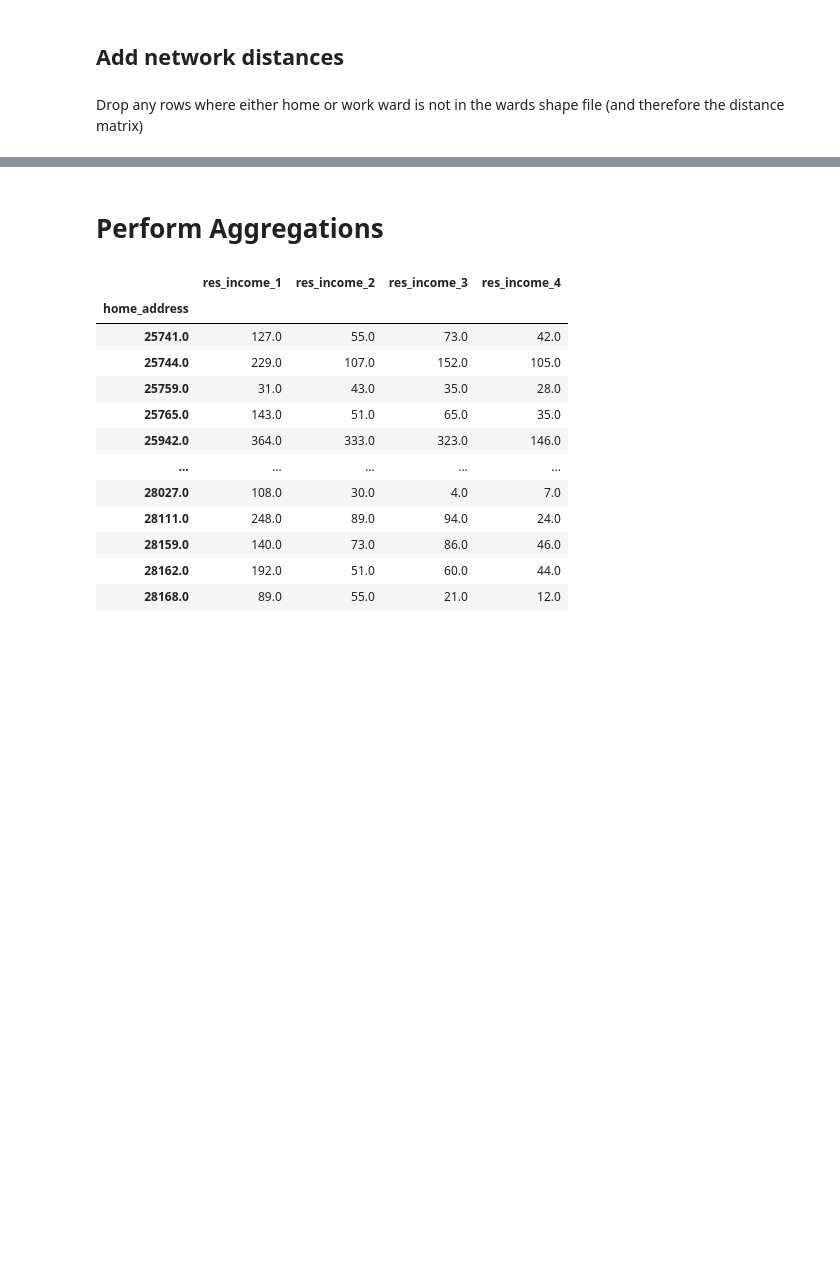
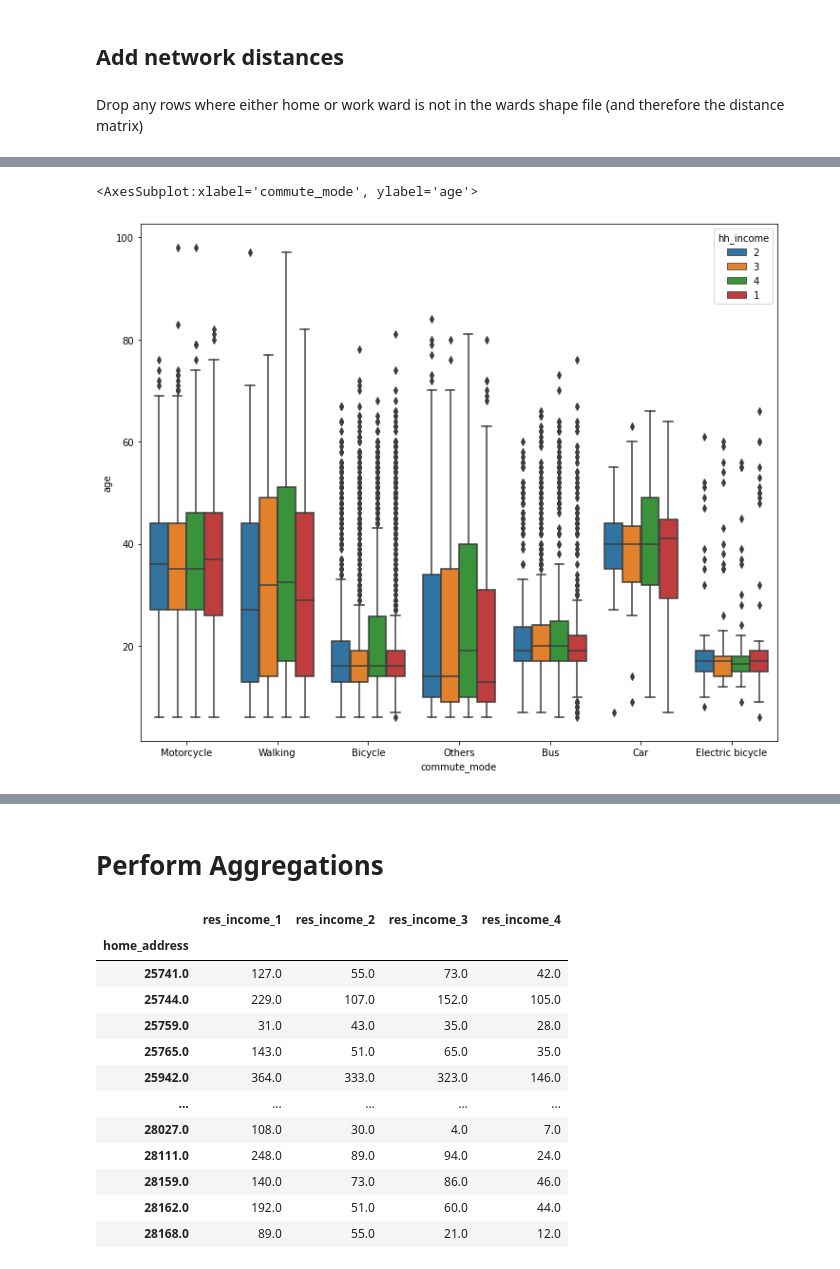
Before and after one commit to CityScope/CSL_HCMC, a Jupyter notebook: data_analysis/analyze_survey_data.ipynb, the cells around one changed output, grey strips where cells are left out. Cells and saved outputs as stored; diff of their text form; code cells hidden in the pictures; blank space fills up the shorter version.

```diff
--- a/data_analysis/analyze_survey_data.ipynb
+++ b/data_analysis/analyze_survey_data.ipynb
@@ -322,0 +276,6 @@ features
+# %%
+plt.figure(figsize=(12,10))
+sns.boxplot(x="commute_mode", y="age", hue= 'hh_income', data=all_members.loc[all_members['distance']<1e6])
+# %% [output]
+<AxesSubplot:xlabel='commute_mode', ylabel='age'>
+[figure, added]
```
Also changed, not shown: parts of 45 cells of this notebook, 3 other files.
